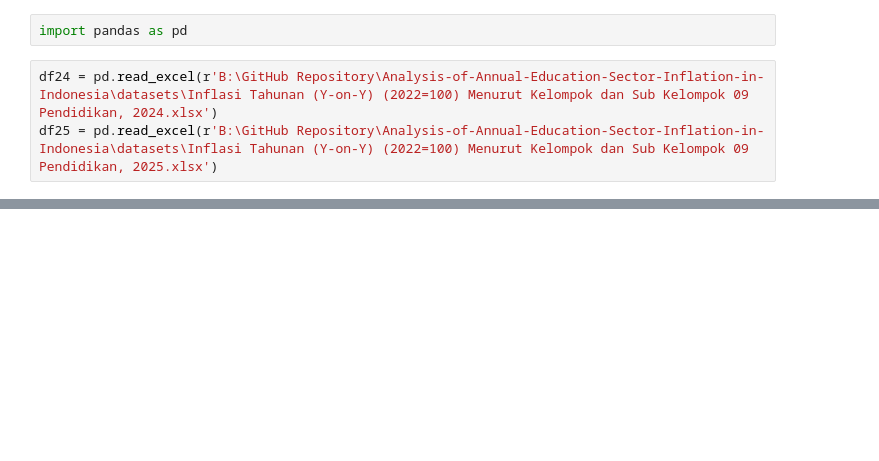
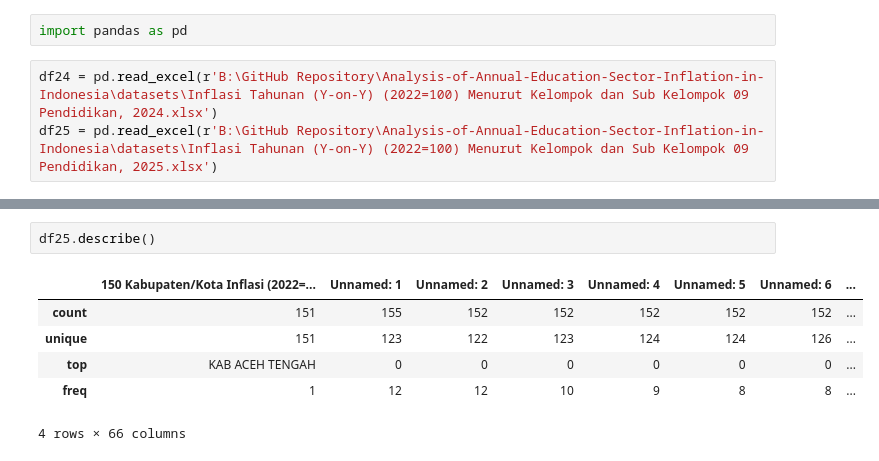
Before and after one commit to michaelvincentsebastian/Analysis-of-Annual-Education-Sector-Inflation-in-Indonesia, a Jupyter notebook: analysis/inflation-rate-analysis.ipynb, the cells around one changed output, grey strips where cells are left out. Cells and saved outputs as stored; diff of their text form; blank space fills up the shorter version.

```diff
--- a/analysis/inflation-rate-analysis.ipynb
+++ b/analysis/inflation-rate-analysis.ipynb
@@ -37,0 +82,9 @@ df25
+# %%
+df25.describe()
+# %% [output]
+|  | 150 Kabupaten/Kota Inflasi (2022=... | Unnamed: 1 | Unnamed: 2 | Unnamed: 3 | Unnamed: 4 | Unnamed: 5 | Unnamed: 6 | ... |
+| count | 151 | 155 | 152 | 152 | 152 | 152 | 152 | ... |
+| unique | 151 | 123 | 122 | 123 | 124 | 124 | 126 | ... |
+| top | KAB ACEH TENGAH | 0 | 0 | 0 | 0 | 0 | 0 | ... |
+| freq | 1 | 12 | 12 | 10 | 9 | 8 | 8 | ... |
+4 rows × 66 columns
```
Also changed, not shown: parts of 15 cells of this notebook.
